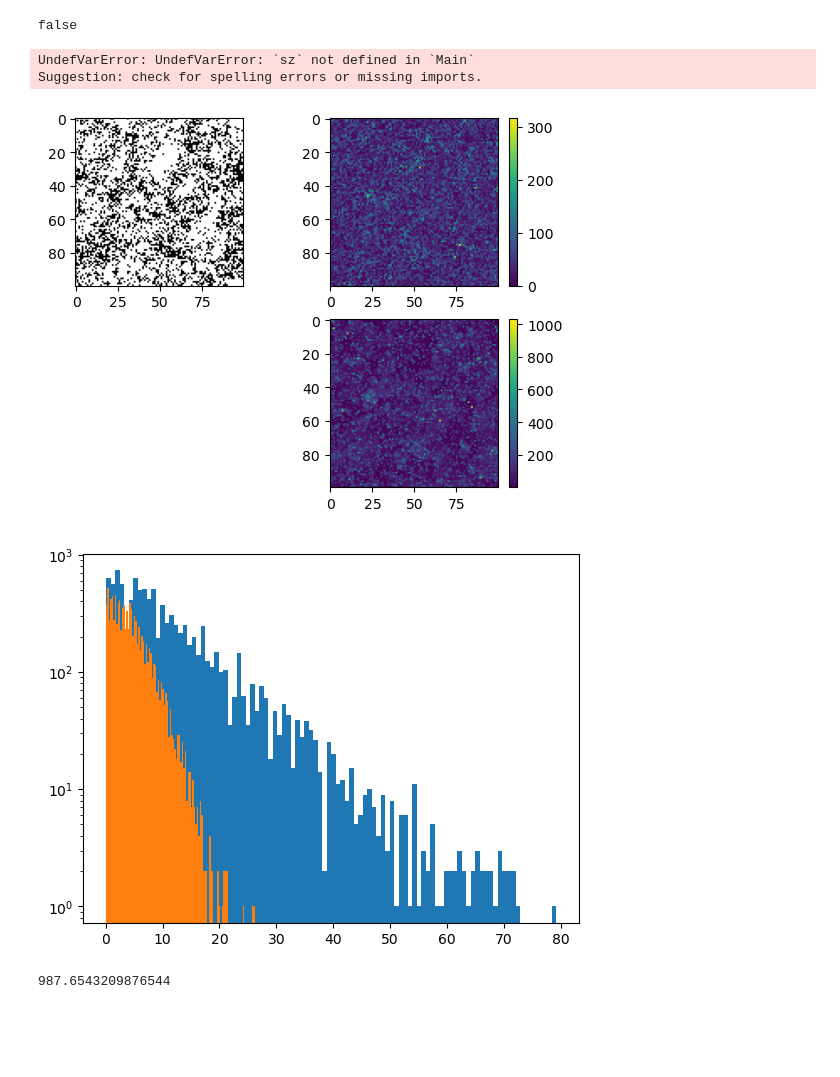
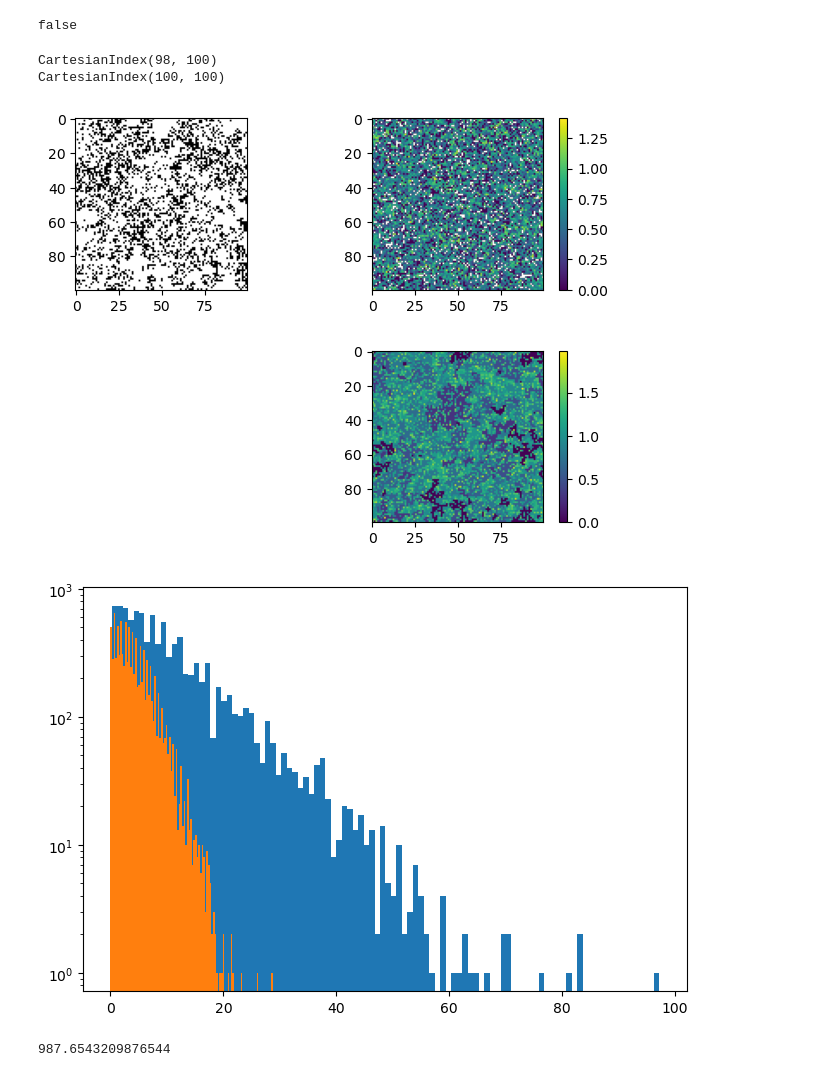
Before and after one commit to deszoeke/fire-grid, a Jupyter notebook: fire_grid.ipynb, the cells around one changed output. Saved outputs shown, nothing was run; the diff lists cells and outputs as text; code cells hidden in the pictures; blank space fills up the shorter version.

```diff
--- a/fire_grid.ipynb
+++ b/fire_grid.ipynb
@@ -3,12 +3,12 @@ using Random
 using PyPlot
 # %%
 # parameters
-nd = 3 # dimensions
+nd = 2 # dimensions
 nx = 100
 
-ntyear = 10 # growing-burning season
-ntmature = ntyear * 10   # 10 years to maturity
-ntignite = ntyear * 100 # lightning ignites each grid every 100 years
+ntyear = 5 # growing-burning season
+ntmature = ntyear * 10  # 10 years to maturity
+ntignite = ntyear * 100 # lightning frequency every 100 years per grid
 p_grow = 1/ntmature
 p_ignite = 1/ntignite
 # %% [output]
@@ -126,7 +126,7 @@ for ofs in offset.(D, nd, [-1, 1])
     print("\n")
 end
 # %% [output]
-UndefVarError: UndefVarError: `sz` not defined in `Main`
-Suggestion: check for spelling errors or missing imports.
+CartesianIndex(98, 100)
+CartesianIndex(100, 100)
 # %%
 # big run
@@ -139,18 +139,18 @@ end
 # %%
 cm = PyPlot.cm
 
 clf()
 subplot(2,2,1)
 # imshow(tree+4*fire, vmax=5, cmap=PyPlot.cm.Greys)
 imshow(tree, cmap=PyPlot.cm.Greys)
 # imshow(log.(fire), vmin=0.5, cmap=PyPlot.cm.Greys); colorbar()
 subplot(2,2,2)
-imshow(sincetree); colorbar()
+imshow(log10.(sincetree/ntyear)); colorbar()
 subplot(2,2,4)
-imshow(sincefire); colorbar()
+imshow(log10.(sincefire/ntyear)); colorbar()
 gcf()
 # %% [output]
-[figure, old version]
+[figure, new version]
 # %%
 clf()
 hist(sincefire[:]/ntyear, 100)
@@ -162,7 +162,7 @@ gcf()
 # slope is a factor of 5 per 2000 days
 # 5e3 / 8000 days
 # %% [output]
-[figure, old version]
+[figure, new version]
 # %%
 log(5e3 / 1.5) # 8.1 factors of e per 8000
 8.1/8000 # 0.0010125
```
Also changed, not shown: parts of 4 cells of this notebook.
